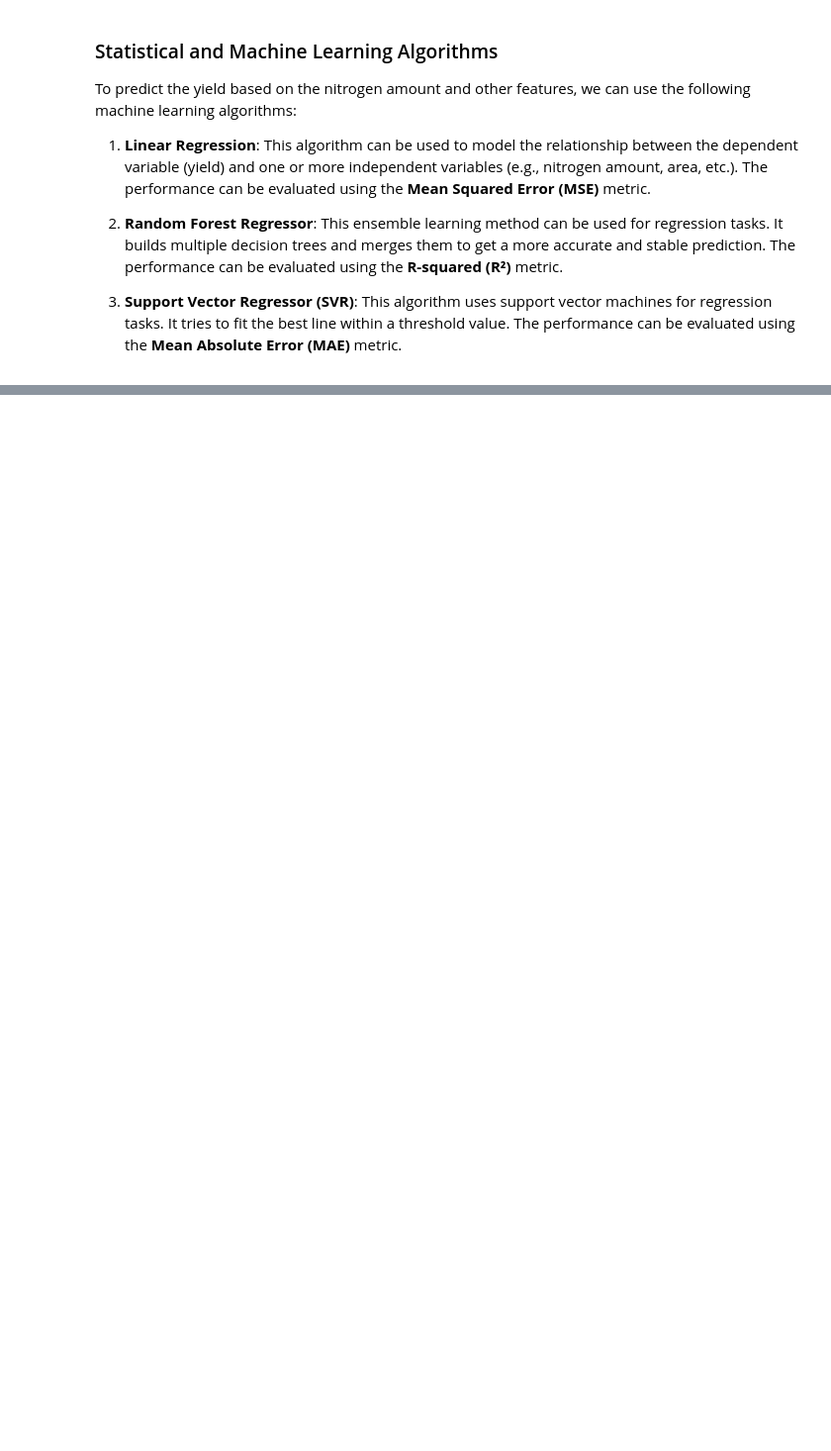
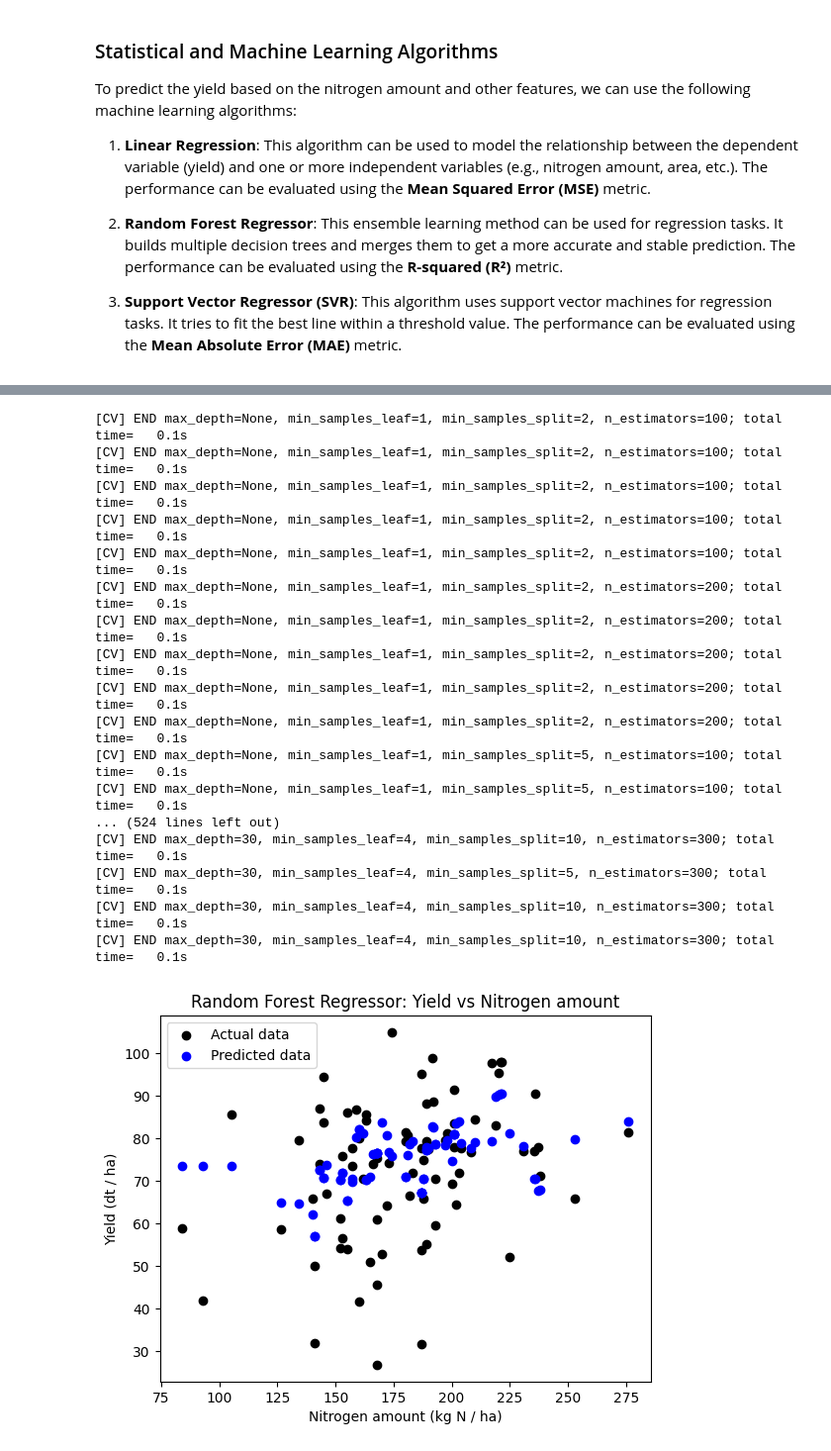
Before and after one commit to serbanradulescu/fded-proj, a Jupyter notebook: project_final.ipynb, the cells around one changed output, grey strips where cells are left out. Shown at 99% size. Drawn from its saved outputs; the diff is of its cells as text; code cells hidden in the pictures; blank space fills up the shorter version.

```diff
--- a/project_final.ipynb
+++ b/project_final.ipynb
@@ -134,0 +227,65 @@ To predict the yield based on the nitrogen amount and other features, we can use
+# %%
+from sklearn.ensemble import RandomForestRegressor
+from sklearn.model_selection import GridSearchCV
+from sklearn.metrics import mean_squared_error, r2_score, mean_absolute_error
+
+import matplotlib.pyplot as plt
+
+# Define the model
+rf = RandomForestRegressor(random_state=42)
+
+# Define the parameter grid for GridSearchCV
+param_grid = {
+    'n_estimators': [100, 200, 300],
+    'max_depth': [None, 10, 20, 30],
+    'min_samples_split': [2, 5, 10],
+    'min_samples_leaf': [1, 2, 4]
+}
+
+# Perform GridSearchCV to find the best parameters
+grid_search = GridSearchCV(estimator=rf, param_grid=param_grid, cv=5, n_jobs=-1, verbose=2)
+grid_search.fit(X_train, y_train)
+
+# Get the best model
+best_rf = grid_search.best_estimator_
+
+# Make predictions
+y_pred_rf = best_rf.predict(X_test)
+
+# Evaluate the model
+mse_rf = mean_squared_error(y_test, y_pred_rf)
+r2_rf = r2_score(y_test, y_pred_rf)
+mae_rf = mean_absolute_error(y_test, y_pred_rf)
+
+print(f"Best Parameters: {grid_search.best_params_}")
+print(f"Mean Squared Error (MSE): {mse_rf}")
+print(f"R-squared (R²): {r2_rf}")
+print(f"Mean Absolute Error (MAE): {mae_rf}")
+
+# Plot the results
+plt.scatter(X_test, y_test, color='black', label='Actual data')
+plt.scatter(X_test, y_pred_rf, color='blue', label='Predicted data')
+plt.xlabel('Nitrogen amount (kg N / ha)')
+plt.ylabel('Yield (dt / ha)')
+plt.title('Random Forest Regressor: Yield vs Nitrogen amount')
+plt.legend()
+plt.show()
+# %% [output]
+[CV] END max_depth=None, min_samples_leaf=1, min_samples_split=2, n_estimators=100; total time=   0.1s
+[CV] END max_depth=None, min_samples_leaf=1, min_samples_split=2, n_estimators=100; total time=   0.1s
+[CV] END max_depth=None, min_samples_leaf=1, min_samples_split=2, n_estimators=100; total time=   0.1s
+[CV] END max_depth=None, min_samples_leaf=1, min_samples_split=2, n_estimators=100; total time=   0.1s
+[CV] END max_depth=None, min_samples_leaf=1, min_samples_split=2, n_estimators=100; total time=   0.1s
+[CV] END max_depth=None, min_samples_leaf=1, min_samples_split=2, n_estimators=200; total time=   0.1s
+[CV] END max_depth=None, min_samples_leaf=1, min_samples_split=2, n_estimators=200; total time=   0.1s
+[CV] END max_depth=None, min_samples_leaf=1, min_samples_split=2, n_estimators=200; total time=   0.1s
+[CV] END max_depth=None, min_samples_leaf=1, min_samples_split=2, n_estimators=200; total time=   0.1s
+[CV] END max_depth=None, min_samples_leaf=1, min_samples_split=2, n_estimators=200; total time=   0.1s
+[CV] END max_depth=None, min_samples_leaf=1, min_samples_split=5, n_estimators=100; total time=   0.1s
+[CV] END max_depth=None, min_samples_leaf=1, min_samples_split=5, n_estimators=100; total time=   0.1s
+... (524 lines left out)
+[CV] END max_depth=30, min_samples_leaf=4, min_samples_split=10, n_estimators=300; total time=   0.1s
+[CV] END max_depth=30, min_samples_leaf=4, min_samples_split=5, n_estimators=300; total time=   0.1s
+[CV] END max_depth=30, min_samples_leaf=4, min_samples_split=10, n_estimators=300; total time=   0.1s
+[CV] END max_depth=30, min_samples_leaf=4, min_samples_split=10, n_estimators=300; total time=   0.1s
+[figure, added]
```
Also changed, not shown: parts of 13 cells of this notebook.
